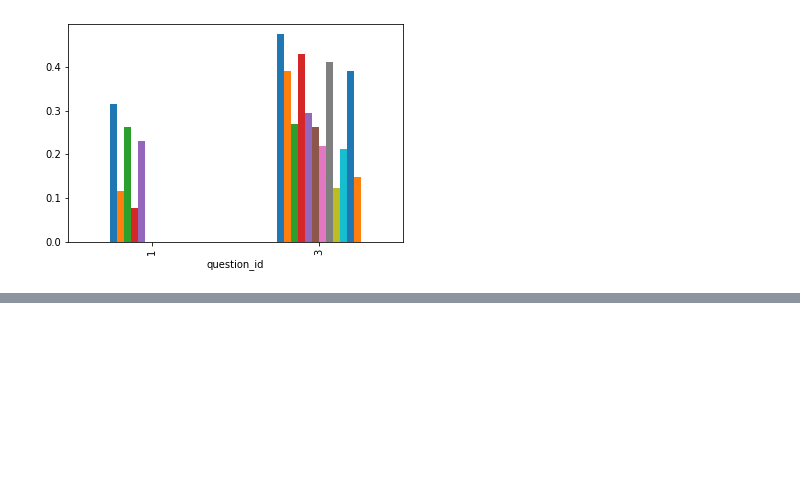
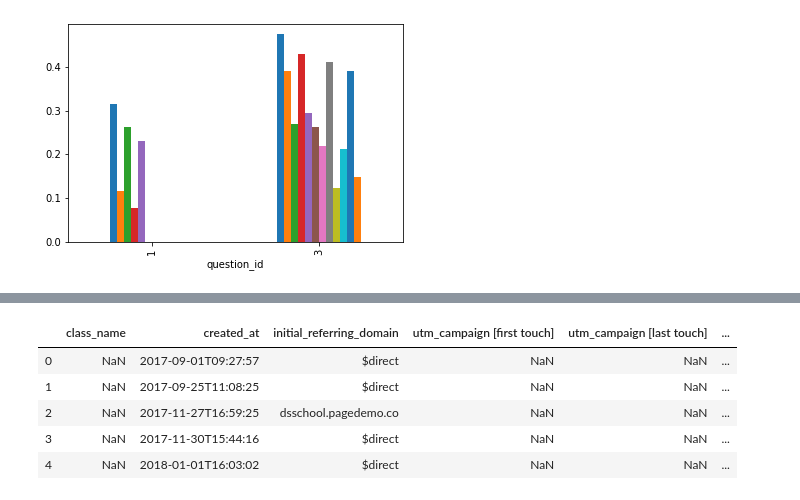
Before and after one commit to eunnyeong/data-analysis, a Jupyter notebook: dsschool_assignment.ipynb, the cells around one changed output, grey strips where cells are left out. Saved outputs shown, nothing was run; the diff lists cells and outputs as text; code cells hidden in the pictures; blank space fills up the shorter version.

```diff
--- a/dsschool_assignment.ipynb
+++ b/dsschool_assignment.ipynb
@@ -431,0 +499,15 @@ table_purchased.plot(kind = 'bar', legend = False)
+# %%
+# mixpanel_id를 이용해 users 테이블과 병합, payment_id를 이용해 payments와 병합
+# users와는 inner, payments와는 믹스패널이 left가 되도록 하여 병합
+
+mixpanel_payments = pd.merge(mixpanel_data, users, left_on = 'distinct_id', right_on = 'mixpanel_id', how = 'inner') \
+                      .merge(payments, on = 'payment_id', how = 'left')
+
+mixpanel_payments.head()
+# %% [output]
+|  | class_name | created_at | initial_referring_domain | utm_campaign [first touch] | utm_campaign [last touch] | ... |
+| 0 | NaN | 2017-09-01T09:27:57 | $direct | NaN | NaN | ... |
+| 1 | NaN | 2017-09-25T11:08:25 | $direct | NaN | NaN | ... |
+| 2 | NaN | 2017-11-27T16:59:25 | dsschool.pagedemo.co | NaN | NaN | ... |
+| 3 | NaN | 2017-11-30T15:44:16 | $direct | NaN | NaN | ... |
+| 4 | NaN | 2018-01-01T16:03:02 | $direct | NaN | NaN | ... |
```
Also changed, not shown: parts of 8 cells of this notebook.
